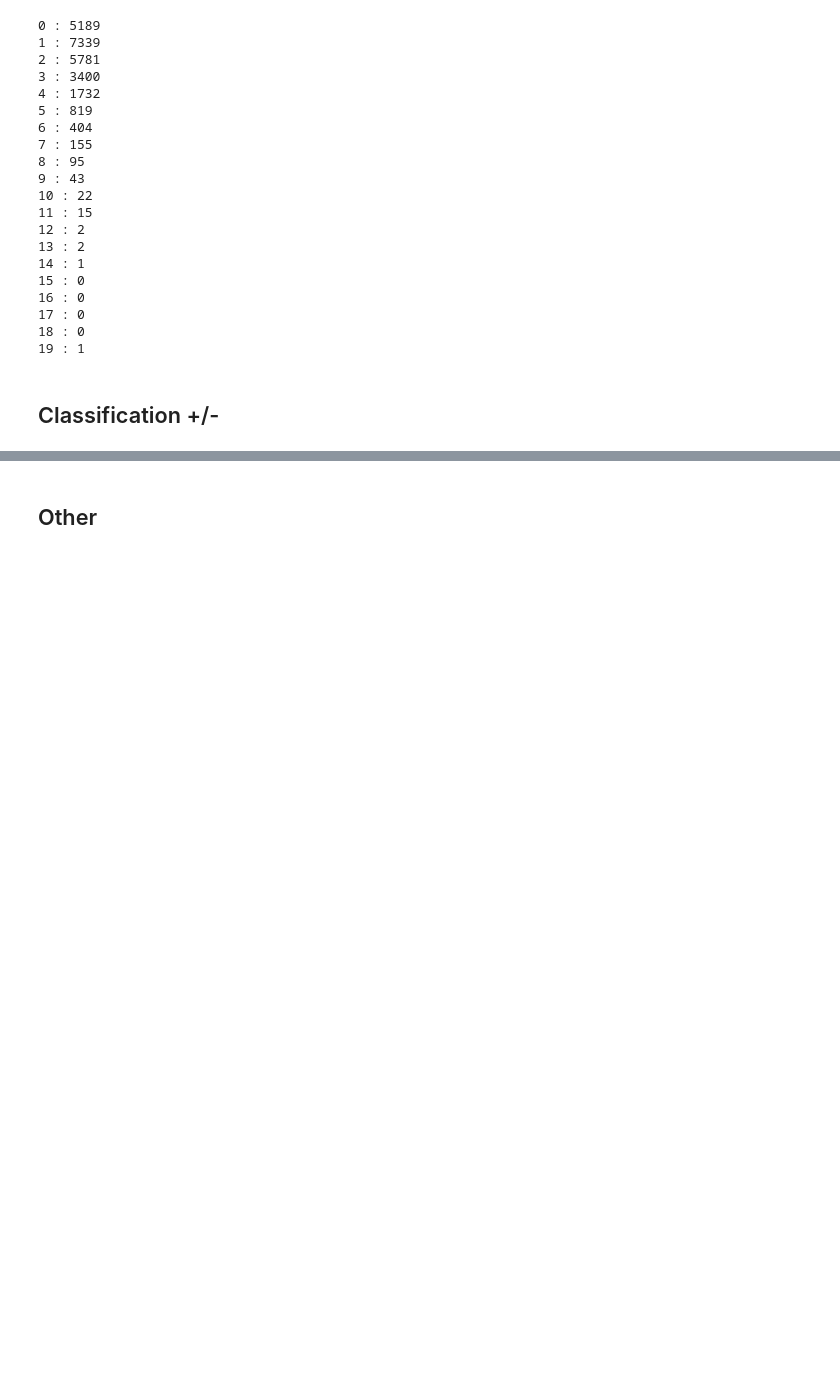
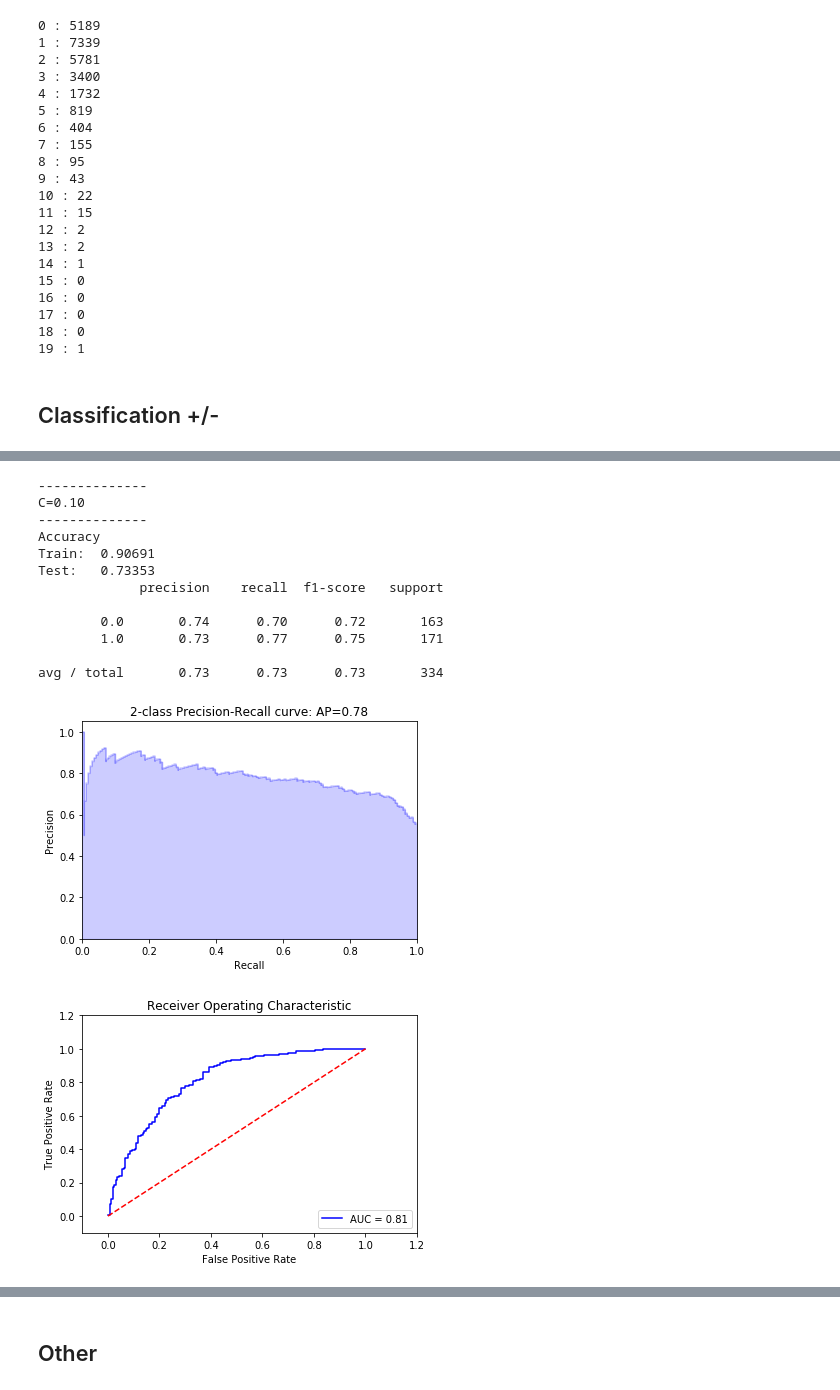
Before and after one commit to mrugami19/MovieReview, a Jupyter notebook: transparency-preprocessing-extraction/sentence-classification-Copy1.ipynb, the cells around one changed output, grey strips where cells are left out. Drawn from its saved outputs; the diff is of its cells as text; code cells hidden in the pictures; blank space fills up the shorter version.

```diff
--- a/transparency-preprocessing-extraction/sentence-classification-Copy1.ipynb
+++ b/transparency-preprocessing-extraction/sentence-classification-Copy1.ipynb
@@ -511,0 +542,17 @@ Split train-test data...
+# %%
+clf_np2 = lr_classifier_report(X_np_train, y_np_tr, X_np_test, y_np_te, C=0.1)
+# %% [output]
+--------------
+C=0.10
+--------------
+Accuracy
+Train:  0.90691
+Test:   0.73353
+             precision    recall  f1-score   support
+
+        0.0       0.74      0.70      0.72       163
+        1.0       0.73      0.77      0.75       171
+
+avg / total       0.73      0.73      0.73       334
+[figure, added]
+[figure, added]
```
Also changed, not shown: parts of 7 cells of this notebook.
